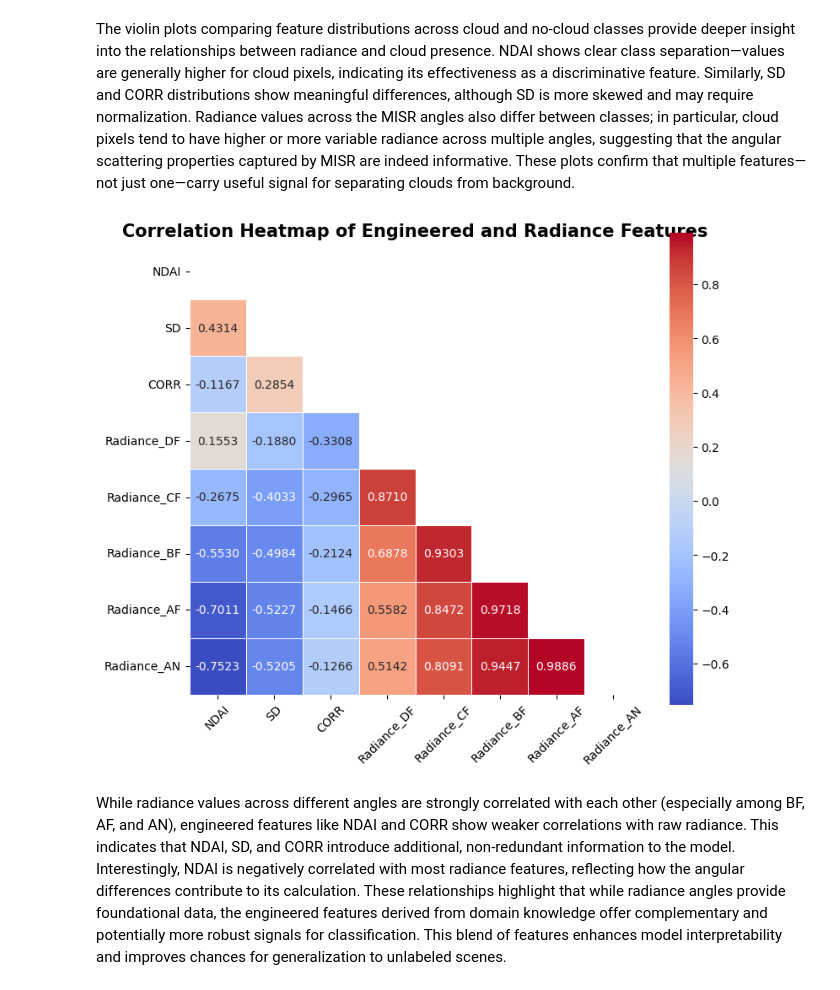
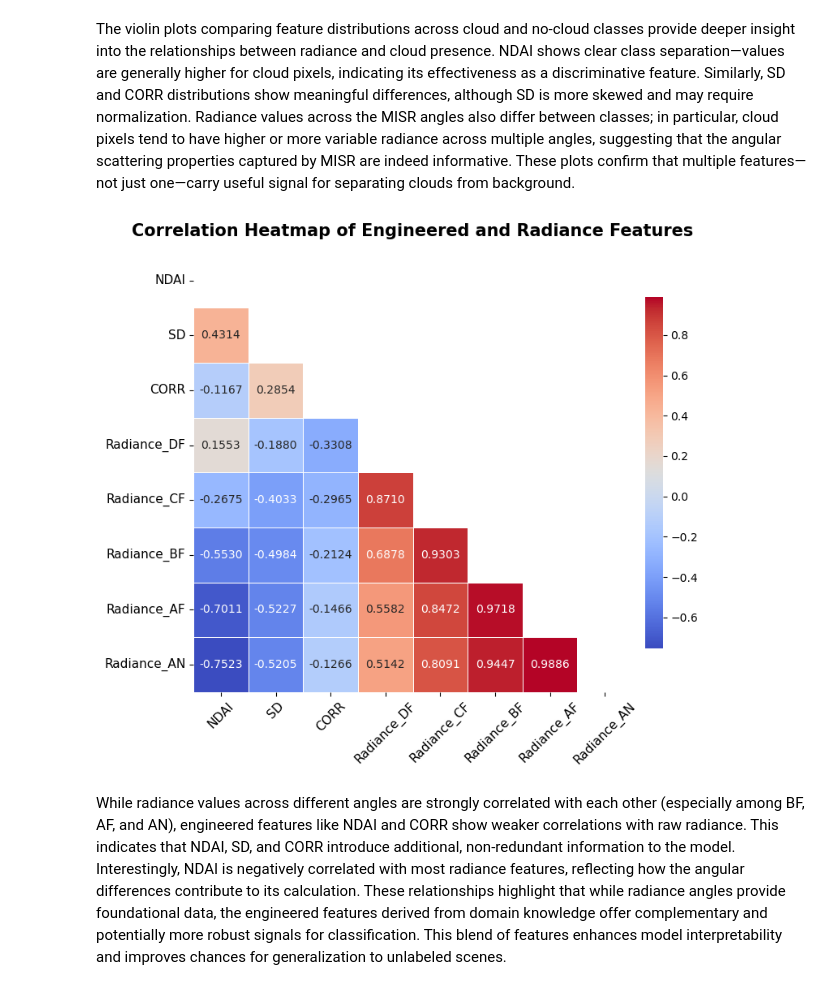
Before and after one commit to lunamk1/lab2, a Jupyter notebook: code/lab2.ipynb, the cells around one changed output. Saved outputs shown, nothing was run; the diff lists cells and outputs as text; code cells hidden in the pictures.

Commit message:
updated plots for more consistency

```diff
--- a/code/lab2.ipynb
+++ b/code/lab2.ipynb
@@ -57,10 +57,10 @@ print(os.getcwd())
 # %%
 # Read the raw dataset
-data_path = '/Users/rurulala3265/Downloads/_Berkeley/_stat214/stat-214/lab2/data/O002772.npz' # change it to your own path
+# data_path = '/Users/rurulala3265/Downloads/_Berkeley/_stat214/stat-214/lab2/data/O002772.npz' # change it to your own path
 # data_path = '~/stat-214/lab2/data/O002539.npz' # data path for my report
 # data_path = 'd:/Desktop/Berkeley/STAT 214 Data Analysis and ML/stat-214/lab2/data/image_data/O002772.npz'
 # data_path = '/Users/kk/Documents/GitHub/lab2/data/O002539.npz'
-# data_path = '/jet/home/cpestell/lab2/data/O002539.npz'
+data_path = '/jet/home/cpestell/lab2/data/O002539.npz'
 
 data = np.load(data_path)
 
@@ -85,8 +85,8 @@ print(data['arr_0'])
 # %%
-data_dir = '/Users/rurulala3265/Downloads/_Berkeley/_stat214/stat-214/lab2/data/' # Full data file directorie
+# data_dir = '/Users/rurulala3265/Downloads/_Berkeley/_stat214/stat-214/lab2/data/' # Full data file directorie
 # data_dir = 'd:/Desktop/Berkeley/STAT 214 Data Analysis and ML/stat-214/lab2/data/image_data/' # change it to your own path
 # data_dir = '/Users/kk/Documents/GitHub/lab2/data'
-# data_dir = '/jet/home/cpestell/lab2/data'
+data_dir = '/jet/home/cpestell/lab2/data'
 
 all_files = [f for f in os.listdir(data_dir) if f.endswith('.npz')]
 
@@ -295,20 +295,20 @@ The violin plots comparing feature distributions across cloud and no-cloud class
 # %%
 # ===== Correlation Heatmap =====
 numeric_df = df_3images_labeled.select_dtypes(include='number').drop(columns=['X', 'Y', 'Label'])
 correlation = numeric_df.corr()
 mask = np.triu(np.ones_like(correlation, dtype=bool))
 
-plt.figure(figsize=(8, 8))
+fig, ax = plt.subplots(figsize=(9, 7))
 sns.heatmap(correlation, mask=mask, cmap='coolwarm', annot=True, fmt=".4f",
-            square=True, linewidths=0.6, cbar_kws={"shrink": 0.75}, annot_kws={"size":10})
-plt.title("Correlation Heatmap of Engineered and Radiance Features", fontsize=15, fontweight='bold')
-plt.xticks(rotation=45)
-plt.yticks(rotation=0)
+            square=True, linewidths=0.6, cbar_kws={"shrink": 0.8, "pad": 0.02}, annot_kws={"size":10}, ax=ax)
+plt.title("Correlation Heatmap of Engineered and Radiance Features", fontsize=15, fontweight='bold', pad=15)
+plt.xticks(rotation=45, fontsize=11)
+plt.yticks(rotation=0, fontsize=11)
 plt.tight_layout()
 plt.savefig('../figs/eda3.pdf', dpi=300, bbox_inches='tight')
 plt.show()
 # %% [output]
-[figure, old version]
+[figure, new version]
 # %% [markdown]
 While radiance values across different angles are strongly correlated with each other (especially among BF, AF, and AN), engineered features like NDAI and CORR show weaker correlations with raw radiance. This indicates that NDAI, SD, and CORR introduce additional, non-redundant information to the model. Interestingly, NDAI is negatively correlated with most radiance features, reflecting how the angular differences contribute to its calculation. These relationships highlight that while radiance angles provide foundational data, the engineered features derived from domain knowledge offer complementary and potentially more robust signals for classification. This blend of features enhances model interpretability and improves chances for generalization to unlabeled scenes.
 # %% [markdown]
```
Also changed, not shown: parts of 20 cells of this notebook.
